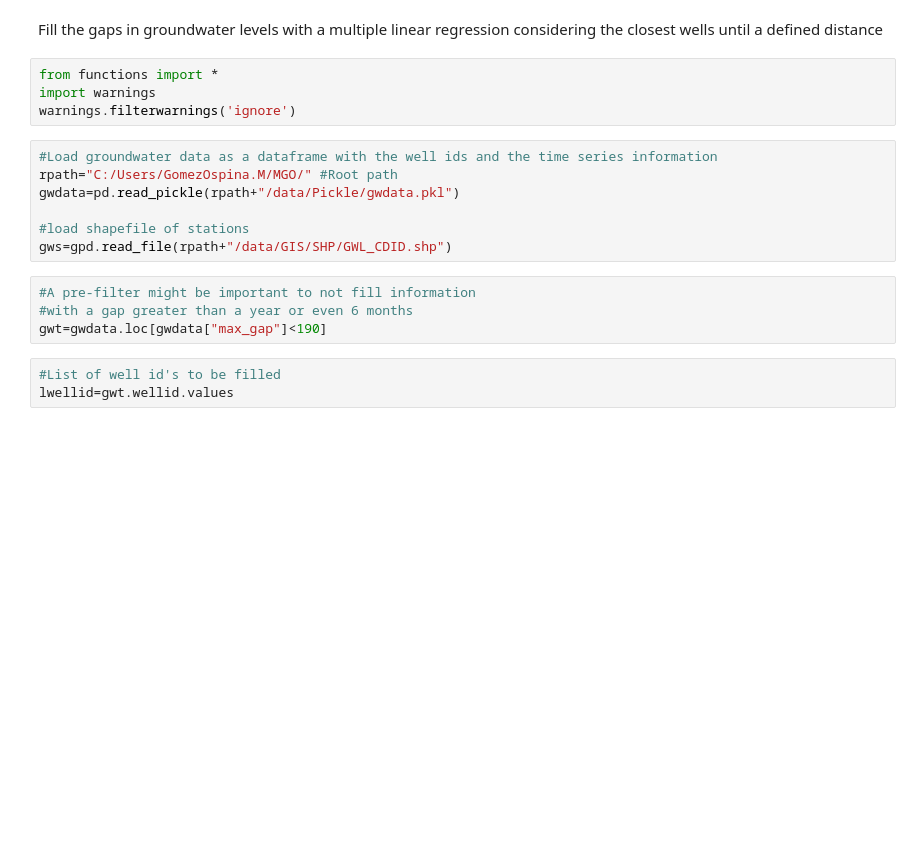
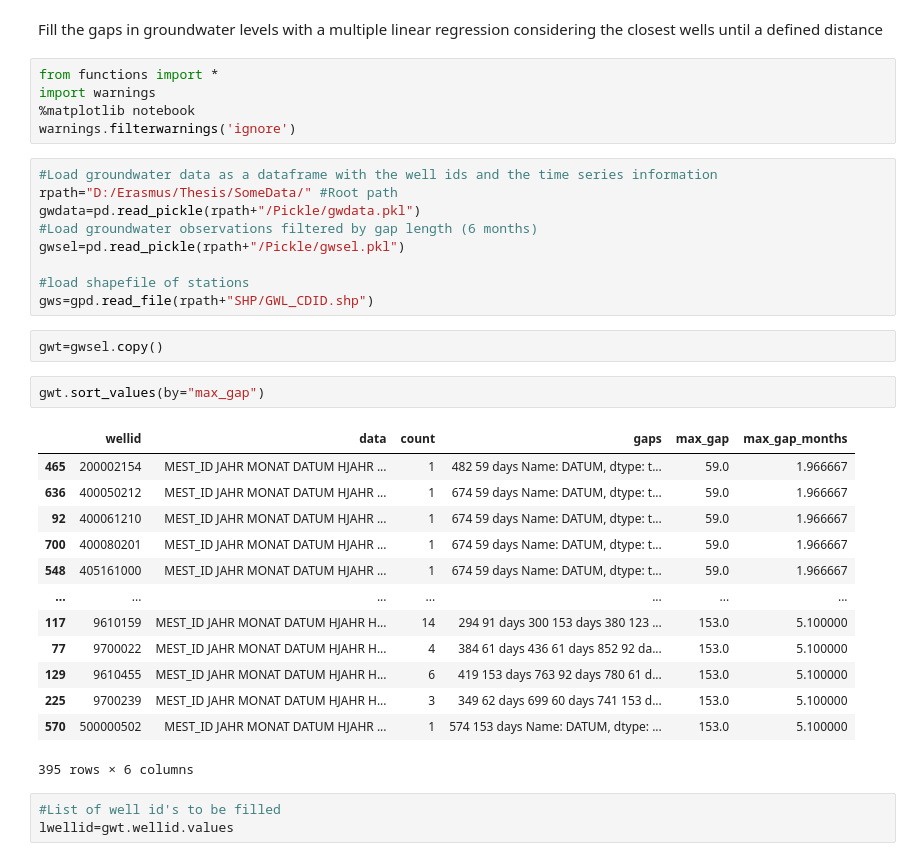
Before and after one commit to mgomezo12/GW_forecasting_ML, a Jupyter notebook: MLR_Filling_gaps.ipynb, the cells around one changed output. Saved outputs shown, nothing was run; the diff lists cells and outputs as text; blank space fills up the shorter version.

```diff
--- a/MLR_Filling_gaps.ipynb
+++ b/MLR_Filling_gaps.ipynb
@@ -5,18 +5,35 @@ Fill the gaps in groundwater levels with a multiple linear regression considerin
 # %%
 from functions import *
 import warnings
+%matplotlib notebook
 warnings.filterwarnings('ignore')
 # %%
 #Load groundwater data as a dataframe with the well ids and the time series information
-rpath="C:/Users/GomezOspina.M/MGO/" #Root path
-gwdata=pd.read_pickle(rpath+"/data/Pickle/gwdata.pkl")
+rpath="D:/Erasmus/Thesis/SomeData/" #Root path
+gwdata=pd.read_pickle(rpath+"/Pickle/gwdata.pkl")
+#Load groundwater observations filtered by gap length (6 months)
+gwsel=pd.read_pickle(rpath+"/Pickle/gwsel.pkl")
 
 #load shapefile of stations
-gws=gpd.read_file(rpath+"/data/GIS/SHP/GWL_CDID.shp")
+gws=gpd.read_file(rpath+"SHP/GWL_CDID.shp")
-# %%
-#A pre-filter might be important to not fill information
-#with a gap greater than a year or even 6 months
-gwt=gwdata.loc[gwdata["max_gap"]<190]
+# %%
+gwt=gwsel.copy()
+# %%
+gwt.sort_values(by="max_gap")
+# %% [output]
+|  | wellid | data | count | gaps | max_gap | max_gap_months |
+| 465 | 200002154 | MEST_ID JAHR MONAT DATUM HJAHR ... | 1 | 482 59 days Name: DATUM, dtype: t... | 59.0 | 1.966667 |
+| 636 | 400050212 | MEST_ID JAHR MONAT DATUM HJAHR ... | 1 | 674 59 days Name: DATUM, dtype: t... | 59.0 | 1.966667 |
+| 92 | 400061210 | MEST_ID JAHR MONAT DATUM HJAHR ... | 1 | 674 59 days Name: DATUM, dtype: t... | 59.0 | 1.966667 |
+| 700 | 400080201 | MEST_ID JAHR MONAT DATUM HJAHR ... | 1 | 674 59 days Name: DATUM, dtype: t... | 59.0 | 1.966667 |
+| 548 | 405161000 | MEST_ID JAHR MONAT DATUM HJAHR ... | 1 | 674 59 days Name: DATUM, dtype: t... | 59.0 | 1.966667 |
+| ... | ... | ... | ... | ... | ... | ... |
+| 117 | 9610159 | MEST_ID JAHR MONAT DATUM HJAHR H... | 14 | 294 91 days 300 153 days 380 123 ... | 153.0 | 5.100000 |
+| 77 | 9700022 | MEST_ID JAHR MONAT DATUM HJAHR H... | 4 | 384 61 days 436 61 days 852 92 da... | 153.0 | 5.100000 |
+| 129 | 9610455 | MEST_ID JAHR MONAT DATUM HJAHR H... | 6 | 419 153 days 763 92 days 780 61 d... | 153.0 | 5.100000 |
+| 225 | 9700239 | MEST_ID JAHR MONAT DATUM HJAHR H... | 3 | 349 62 days 699 60 days 741 153 d... | 153.0 | 5.100000 |
+| 570 | 500000502 | MEST_ID JAHR MONAT DATUM HJAHR ... | 1 | 574 153 days Name: DATUM, dtype: ... | 153.0 | 5.100000 |
+395 rows × 6 columns
 # %%
 #List of well id's to be filled
 lwellid=gwt.wellid.values
```
Also changed, not shown: parts of 9 cells of this notebook, 5 other files.
